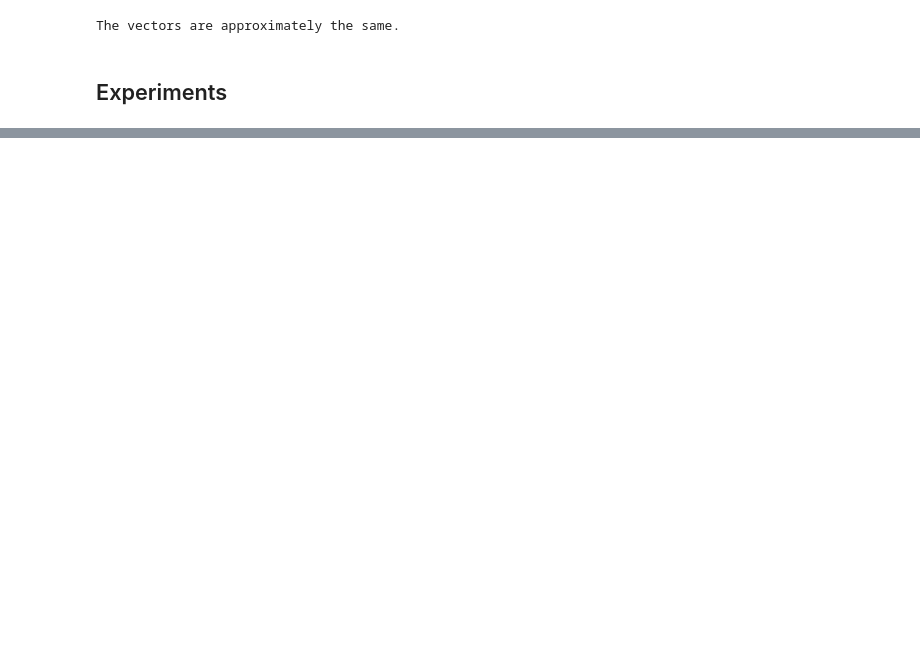
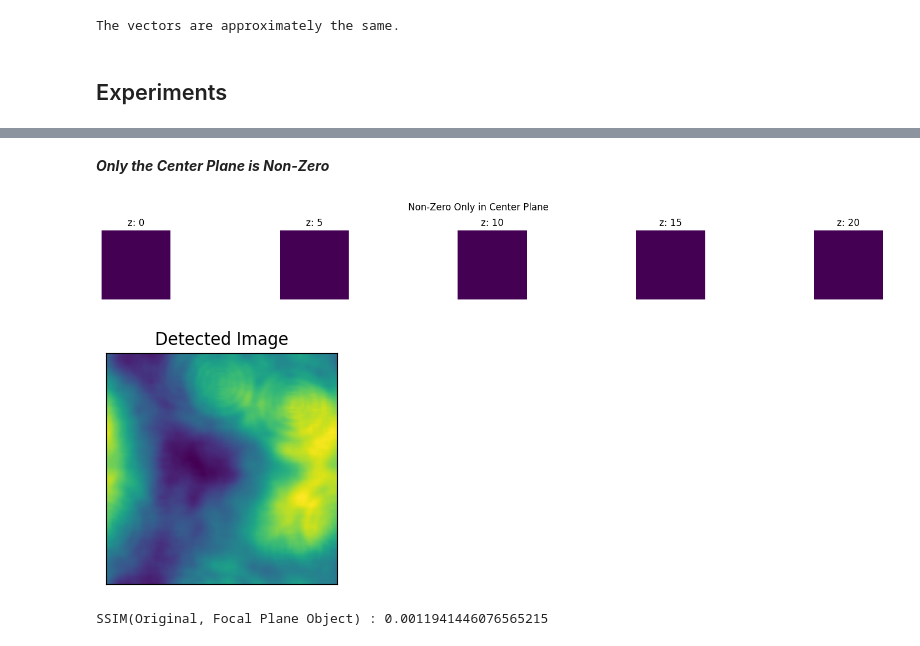
Before and after one commit to sanjith1999/FRIS, a Jupyter notebook: forward_model/forward_model.ipynb, the cells around one changed output, grey strips where cells are left out. Saved outputs shown, nothing was run; the diff lists cells and outputs as text; code cells hidden in the pictures; blank space fills up the shorter version.

```diff
--- a/forward_model/forward_model.ipynb
+++ b/forward_model/forward_model.ipynb
@@ -211,0 +145,13 @@ tensor([3.1761, 3.1960, 3.2229,  ..., 1.2911, 1.2862, 1.2773], device='cuda:0')
+# %% [markdown]
+***Only the Center Plane is Non-Zero***
+# %%
+X_e2 = rd.X.clone()
+X_e2[0,:19,:,:] = 0
+X_e2[0,20:,:,:] = 0
+vs.show_planes_z(X_e2.detach().cpu().numpy()[0,:,:,:],"Non-Zero Only in Center Plane",[0,5,10,15,20])
+det_img_e2=fm.forward_model(X_e2,verbose = 1)
+print(f"SSIM(Original, Focal Plane Object) : {ssim(det_img_orig.detach().cpu().float().numpy(),det_img_e2.detach().cpu().float().numpy(),data_range=1e-10)}")
+# %% [output]
+[figure, added]
+[figure, added]
+SSIM(Original, Focal Plane Object) : 0.0011941446076565215
```
Also changed, not shown: parts of 32 cells of this notebook, 7 other files.
